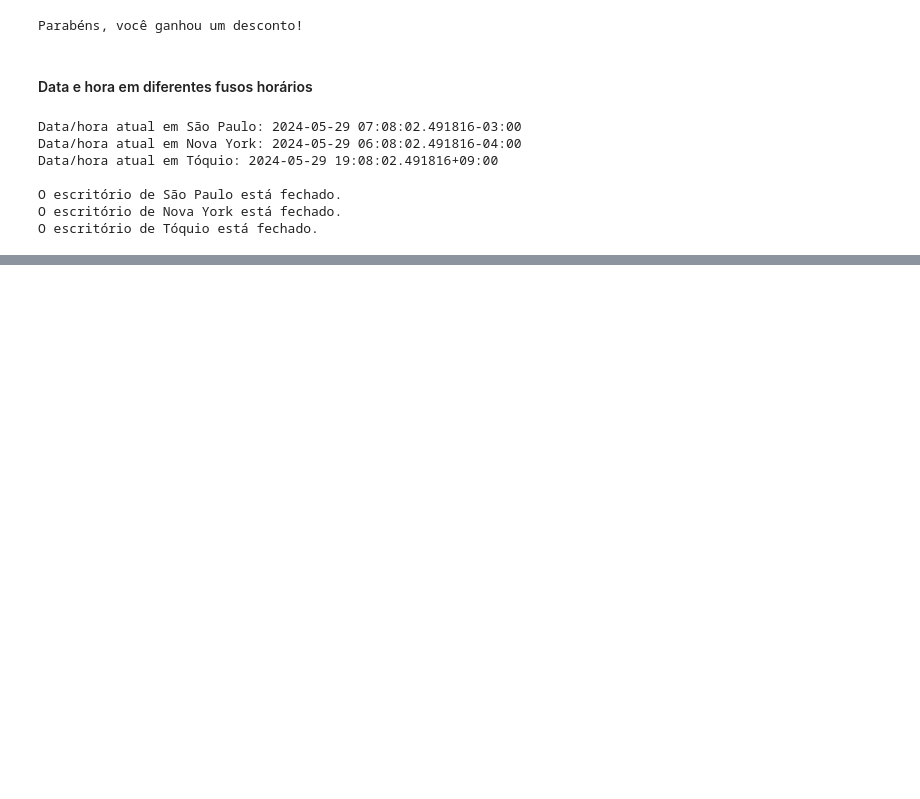
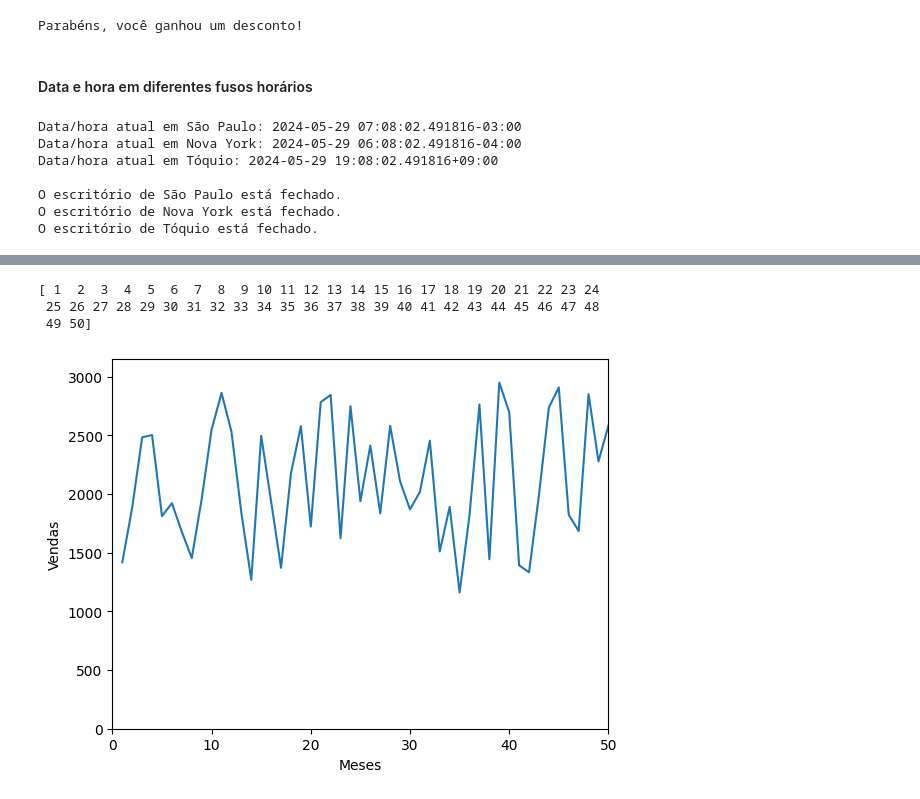
Before and after one commit to WalexLima/Python_Hashtag, a Jupyter notebook: 08-Biblioteca_py/datetime/exercícios.ipynb, the cells around one changed output, grey strips where cells are left out. Drawn from its saved outputs; the diff is of its cells as text; code cells hidden in the pictures; blank space fills up the shorter version.

```diff
--- a/08-Biblioteca_py/datetime/exercícios.ipynb
+++ b/08-Biblioteca_py/datetime/exercícios.ipynb
@@ -52,0 +78,18 @@ O escritório de Tóquio está fechado.
+# %%
+import matplotlib.pyplot as plt
+import numpy as np
+
+vendas = np.random.randint(1000, 3000, 50)
+meses = np.arange(1, 51)
+print(meses)
+
+plt.plot(meses, vendas)
+plt.axis([0, 50, 0, max(vendas)+200])
+plt.xlabel('Meses')
+plt.ylabel('Vendas')
+plt.show()
+# %% [output]
+[ 1  2  3  4  5  6  7  8  9 10 11 12 13 14 15 16 17 18 19 20 21 22 23 24
+ 25 26 27 28 29 30 31 32 33 34 35 36 37 38 39 40 41 42 43 44 45 46 47 48
+ 49 50]
+[figure, added]
```
Also changed, not shown: parts of 7 cells of this notebook.
